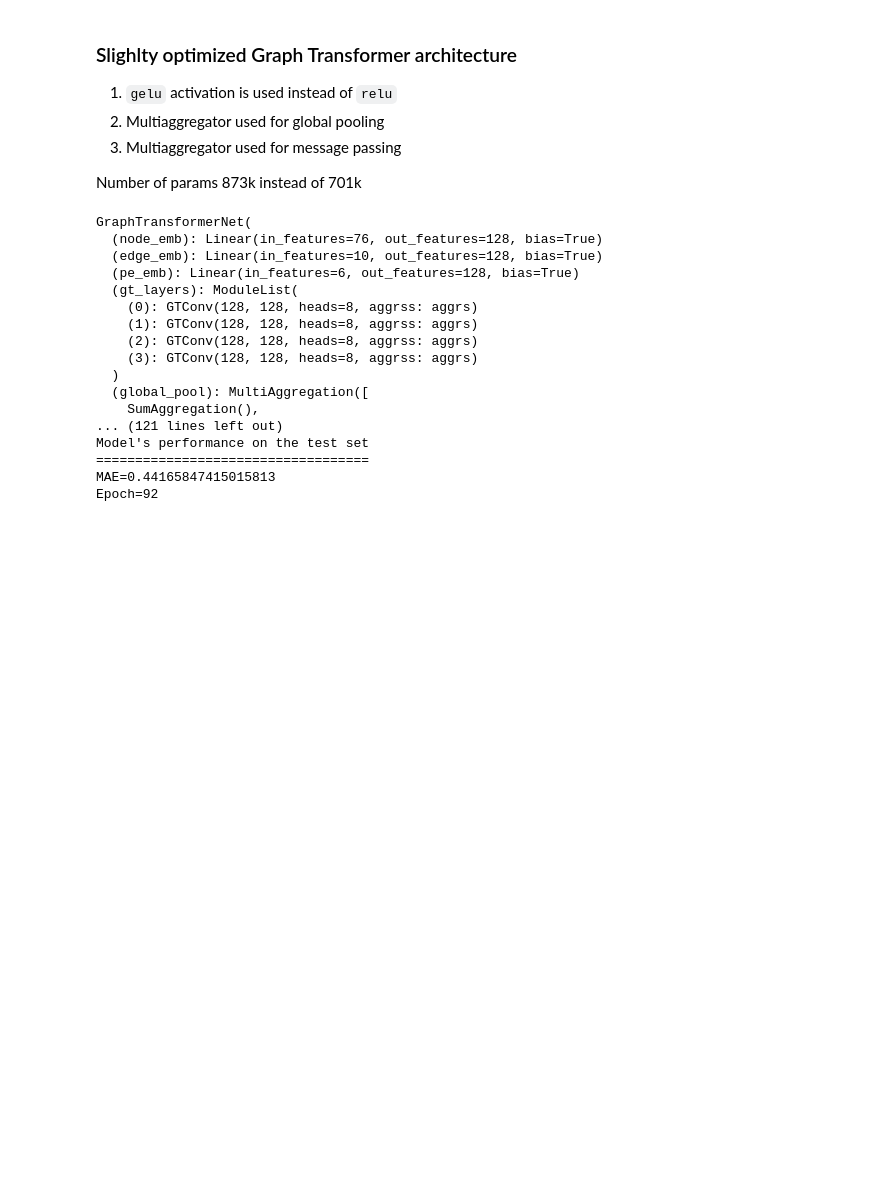
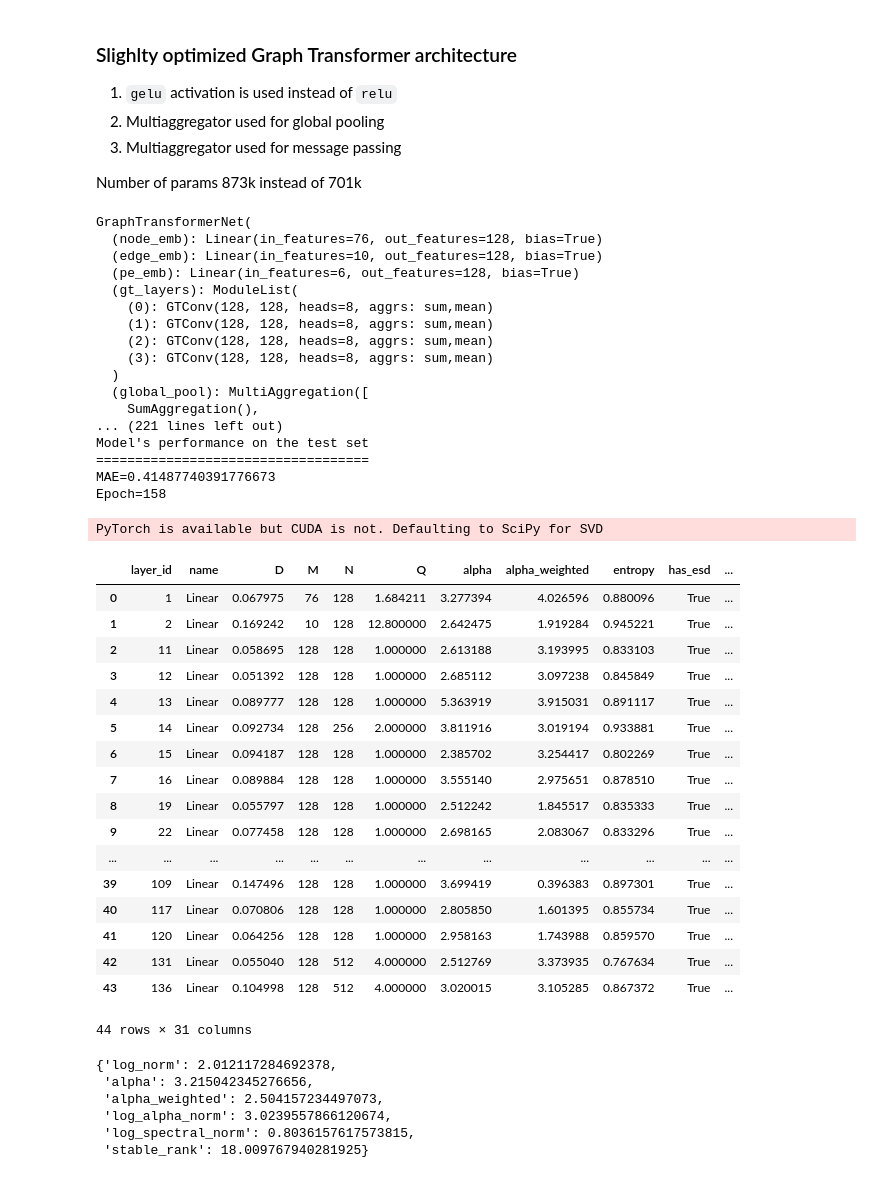
Before and after one commit to pgniewko/gt-pyg, a Jupyter notebook: nbs/GT-TDC-ADME.ipynb, the cells around one changed output. Cells and saved outputs as stored; diff of their text form; code cells hidden in the pictures; blank space fills up the shorter version.

```diff
--- a/nbs/GT-TDC-ADME.ipynb
+++ b/nbs/GT-TDC-ADME.ipynb
@@ -215,7 +215,7 @@ model = GraphTransformerNet(node_dim_in=NODE_DIM,
                             num_gt_layers=4,
                             hidden_dim=128,
                             num_heads=8,
-                            norm='bn',
+                            norm='ln',
                             gt_aggregators=['sum', 'mean'],
                             aggregators=['sum','mean','max', 'std'],
                             dropout=0.1,
@@ -235,7 +235,7 @@ print(f"Number of params: {model.num_parameters()//1000} k")
 best_epoch = 0
 best_validation_loss = np.inf
 test_set_mae = np.inf
-for epoch in range(1, 101):
+for epoch in range(1, 201):
     tr_loss = train(epoch, loss_func=train_loss)
     va_loss = test(val_loader, loss_func=test_loss)
     te_loss = test(test_loader, loss_func=test_loss)
@@ -257,15 +257,50 @@ GraphTransformerNet(
   (edge_emb): Linear(in_features=10, out_features=128, bias=True)
   (pe_emb): Linear(in_features=6, out_features=128, bias=True)
   (gt_layers): ModuleList(
-    (0): GTConv(128, 128, heads=8, aggrss: aggrs)
-    (1): GTConv(128, 128, heads=8, aggrss: aggrs)
-    (2): GTConv(128, 128, heads=8, aggrss: aggrs)
-    (3): GTConv(128, 128, heads=8, aggrss: aggrs)
+    (0): GTConv(128, 128, heads=8, aggrs: sum,mean)
+    (1): GTConv(128, 128, heads=8, aggrs: sum,mean)
+    (2): GTConv(128, 128, heads=8, aggrs: sum,mean)
+    (3): GTConv(128, 128, heads=8, aggrs: sum,mean)
   )
   (global_pool): MultiAggregation([
     SumAggregation(),
-... (121 lines left out)
+... (221 lines left out)
 Model's performance on the test set
 ===================================
-MAE=0.44165847415015813
-Epoch=92
+MAE=0.41487740391776673
+Epoch=158
+# %%
+import weightwatcher as ww
+
+watcher = ww.WeightWatcher(model=model)
+details = watcher.analyze(plot=False)
+details
+# %% [output]
+PyTorch is available but CUDA is not. Defaulting to SciPy for SVD
+|  | layer_id | name | D | M | N | Q | alpha | alpha_weighted | entropy | has_esd | ... |
+| 0 | 1 | Linear | 0.067975 | 76 | 128 | 1.684211 | 3.277394 | 4.026596 | 0.880096 | True | ... |
+| 1 | 2 | Linear | 0.169242 | 10 | 128 | 12.800000 | 2.642475 | 1.919284 | 0.945221 | True | ... |
+| 2 | 11 | Linear | 0.058695 | 128 | 128 | 1.000000 | 2.613188 | 3.193995 | 0.833103 | True | ... |
+| 3 | 12 | Linear | 0.051392 | 128 | 128 | 1.000000 | 2.685112 | 3.097238 | 0.845849 | True | ... |
+| 4 | 13 | Linear | 0.089777 | 128 | 128 | 1.000000 | 5.363919 | 3.915031 | 0.891117 | True | ... |
+| 5 | 14 | Linear | 0.092734 | 128 | 256 | 2.000000 | 3.811916 | 3.019194 | 0.933881 | True | ... |
+| 6 | 15 | Linear | 0.094187 | 128 | 128 | 1.000000 | 2.385702 | 3.254417 | 0.802269 | True | ... |
+| 7 | 16 | Linear | 0.089884 | 128 | 128 | 1.000000 | 3.555140 | 2.975651 | 0.878510 | True | ... |
+| 8 | 19 | Linear | 0.055797 | 128 | 128 | 1.000000 | 2.512242 | 1.845517 | 0.835333 | True | ... |
+| 9 | 22 | Linear | 0.077458 | 128 | 128 | 1.000000 | 2.698165 | 2.083067 | 0.833296 | True | ... |
+| ... | ... | ... | ... | ... | ... | ... | ... | ... | ... | ... | ... |
+| 39 | 109 | Linear | 0.147496 | 128 | 128 | 1.000000 | 3.699419 | 0.396383 | 0.897301 | True | ... |
+| 40 | 117 | Linear | 0.070806 | 128 | 128 | 1.000000 | 2.805850 | 1.601395 | 0.855734 | True | ... |
+| 41 | 120 | Linear | 0.064256 | 128 | 128 | 1.000000 | 2.958163 | 1.743988 | 0.859570 | True | ... |
+| 42 | 131 | Linear | 0.055040 | 128 | 512 | 4.000000 | 2.512769 | 3.373935 | 0.767634 | True | ... |
+| 43 | 136 | Linear | 0.104998 | 128 | 512 | 4.000000 | 3.020015 | 3.105285 | 0.867372 | True | ... |
+44 rows × 31 columns
+# %%
+watcher.get_summary(details)
+# %% [output]
+{'log_norm': 2.012117284692378,
+ 'alpha': 3.215042345276656,
+ 'alpha_weighted': 2.504157234497073,
+ 'log_alpha_norm': 3.0239557866120674,
+ 'log_spectral_norm': 0.8036157617573815,
+ 'stable_rank': 18.009767940281925}
```
Also changed, not shown: parts of 1 cell of this notebook, 2 other files.
